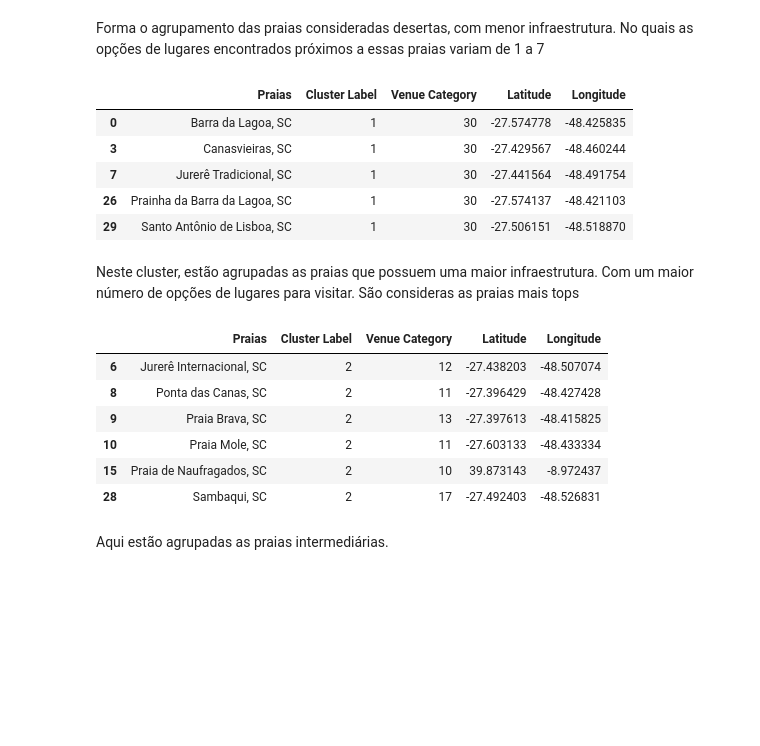
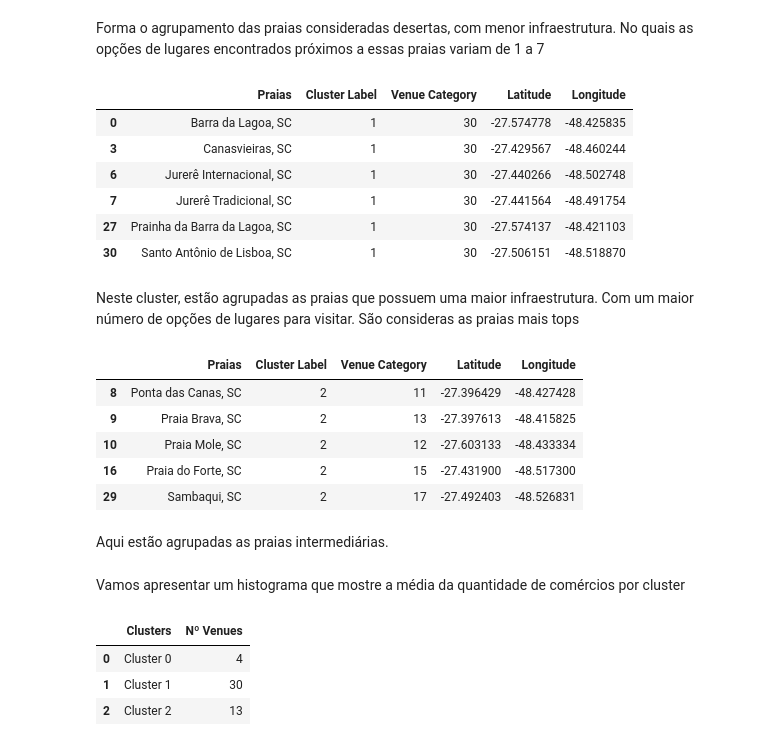
Before and after one commit to Natalia-git97/Capstone_Project, a Jupyter notebook: IBM_Project.ipynb, the cells around one changed output. Drawn from its saved outputs; the diff is of its cells as text; code cells hidden in the pictures; blank space fills up the shorter version.

```diff
--- a/IBM_Project.ipynb
+++ b/IBM_Project.ipynb
@@ -125,0 +131,3 @@ df
+# %%
+df_out = df.loc[(df['Latitude'])>-27]
+df_out
@@ -125,0 +144,12 @@ df
+# %%
+#Removendo os valores incorretos
+df = df.drop(df_out.index)
+
+#Adicionando os valores corretos
+df.loc[34]=[ 'Praia do Forte, SC', -27.4319, -48.5173]
+df.loc[35]=[ 'Praia do Gravatá, SC', -27.6133, -48.5173]
+df.loc[36]=[ 'Praia do Naugragados, SC', -27.8335, -48.5641]
+df.loc[37]=[ 'Praia do Tapera, SC', -27.78944, -48.5609]
+# %%
+df.reset_index(inplace=True, drop=True)
+df
@@ -410,26 +440,40 @@ N_venues_cluster[N_venues_cluster['Cluster Label'] == 0]
 Forma o agrupamento das praias consideradas desertas, com menor infraestrutura. No quais as opções de lugares encontrados próximos a essas praias variam de 1 a 7
 # %%
 #Cluster 1
-N_venues_cluster[N_venues_cluster['Cluster Label'] == 1]
+cluster1 = N_venues_cluster[N_venues_cluster['Cluster Label'] == 1]
+cluster1
 # %% [output]
 |  | Praias | Cluster Label | Venue Category | Latitude | Longitude |
 | 0 | Barra da Lagoa, SC | 1 | 30 | -27.574778 | -48.425835 |
 | 3 | Canasvieiras, SC | 1 | 30 | -27.429567 | -48.460244 |
+| 6 | Jurerê Internacional, SC | 1 | 30 | -27.440266 | -48.502748 |
 | 7 | Jurerê Tradicional, SC | 1 | 30 | -27.441564 | -48.491754 |
-| 26 | Prainha da Barra da Lagoa, SC | 1 | 30 | -27.574137 | -48.421103 |
-| 29 | Santo Antônio de Lisboa, SC | 1 | 30 | -27.506151 | -48.518870 |
+| 27 | Prainha da Barra da Lagoa, SC | 1 | 30 | -27.574137 | -48.421103 |
+| 30 | Santo Antônio de Lisboa, SC | 1 | 30 | -27.506151 | -48.518870 |
 # %% [markdown]
 Neste cluster, estão agrupadas as praias que possuem uma maior infraestrutura. Com um maior número de opções de lugares para visitar. São consideras as praias mais tops
 # %%
 #Cluster 2
-N_venues_cluster[N_venues_cluster['Cluster Label'] == 2]
+cluster2 = N_venues_cluster[N_venues_cluster['Cluster Label'] == 2]
+cluster2
 # %% [output]
 |  | Praias | Cluster Label | Venue Category | Latitude | Longitude |
-| 6 | Jurerê Internacional, SC | 2 | 12 | -27.438203 | -48.507074 |
 | 8 | Ponta das Canas, SC | 2 | 11 | -27.396429 | -48.427428 |
 | 9 | Praia Brava, SC | 2 | 13 | -27.397613 | -48.415825 |
-| 10 | Praia Mole, SC | 2 | 11 | -27.603133 | -48.433334 |
-| 15 | Praia de Naufragados, SC | 2 | 10 | 39.873143 | -8.972437 |
-| 28 | Sambaqui, SC | 2 | 17 | -27.492403 | -48.526831 |
+| 10 | Praia Mole, SC | 2 | 12 | -27.603133 | -48.433334 |
+| 16 | Praia do Forte, SC | 2 | 15 | -27.431900 | -48.517300 |
+| 29 | Sambaqui, SC | 2 | 17 | -27.492403 | -48.526831 |
 # %% [markdown]
 Aqui estão agrupadas as praias intermediárias.
+# %% [markdown]
+Vamos apresentar um  histograma que mostre a média da quantidade de comércios por cluster
+# %%
+n_venues_cluster = pd.DataFrame()
+n_venues_cluster['Clusters'] = ['Cluster 0', 'Cluster 1', 'Cluster 2']
+n_venues_cluster['Nº Venues'] = [int(cluster0['Venue Category'].mean()),int(cluster1['Venue Category'].mean()),int(cluster2['Venue Category'].mean())]
+n_venues_cluster
+# %% [output]
+|  | Clusters | Nº Venues |
+| 0 | Cluster 0 | 4 |
+| 1 | Cluster 1 | 30 |
+| 2 | Cluster 2 | 13 |
```
Also changed, not shown: parts of 19 cells of this notebook.
